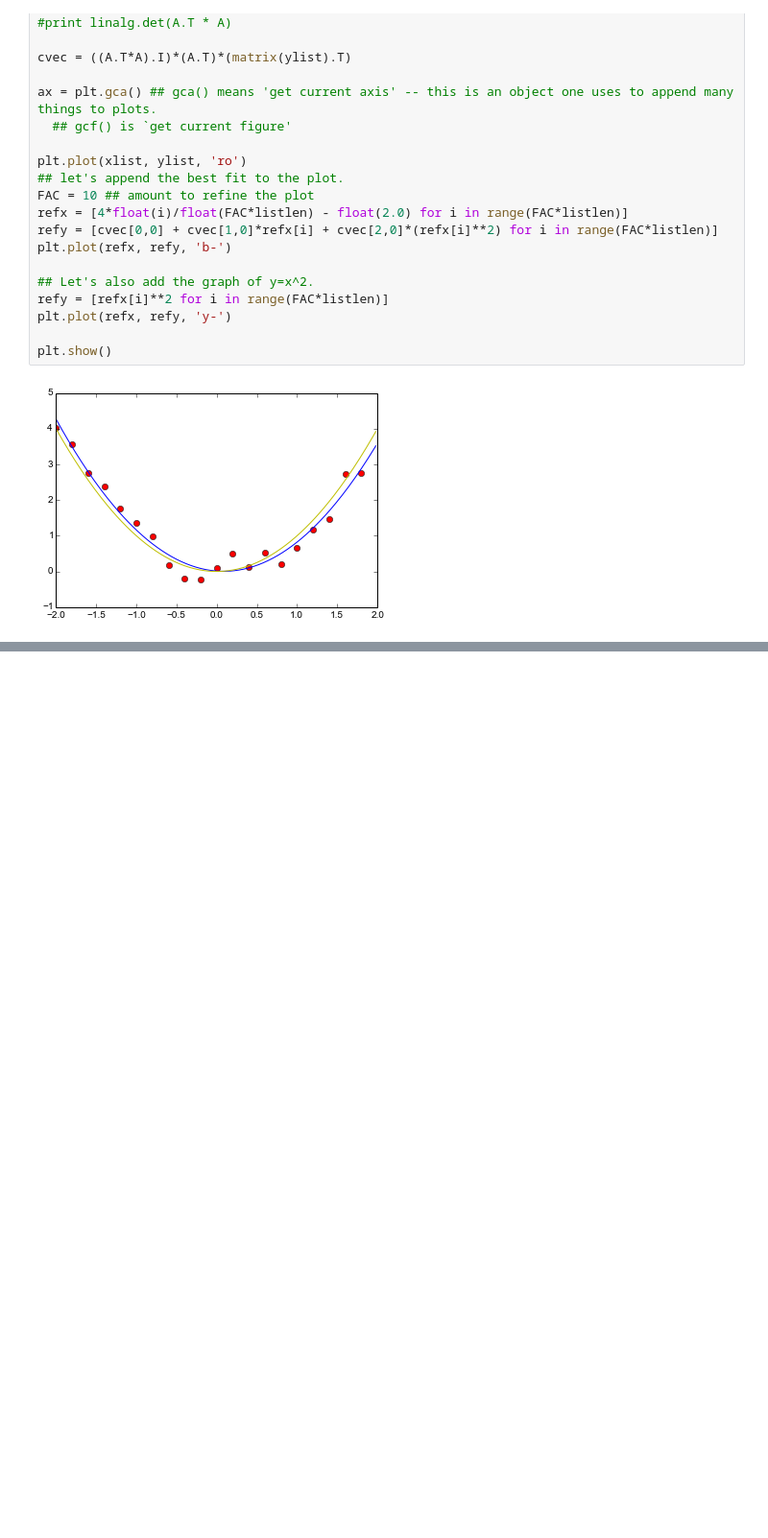
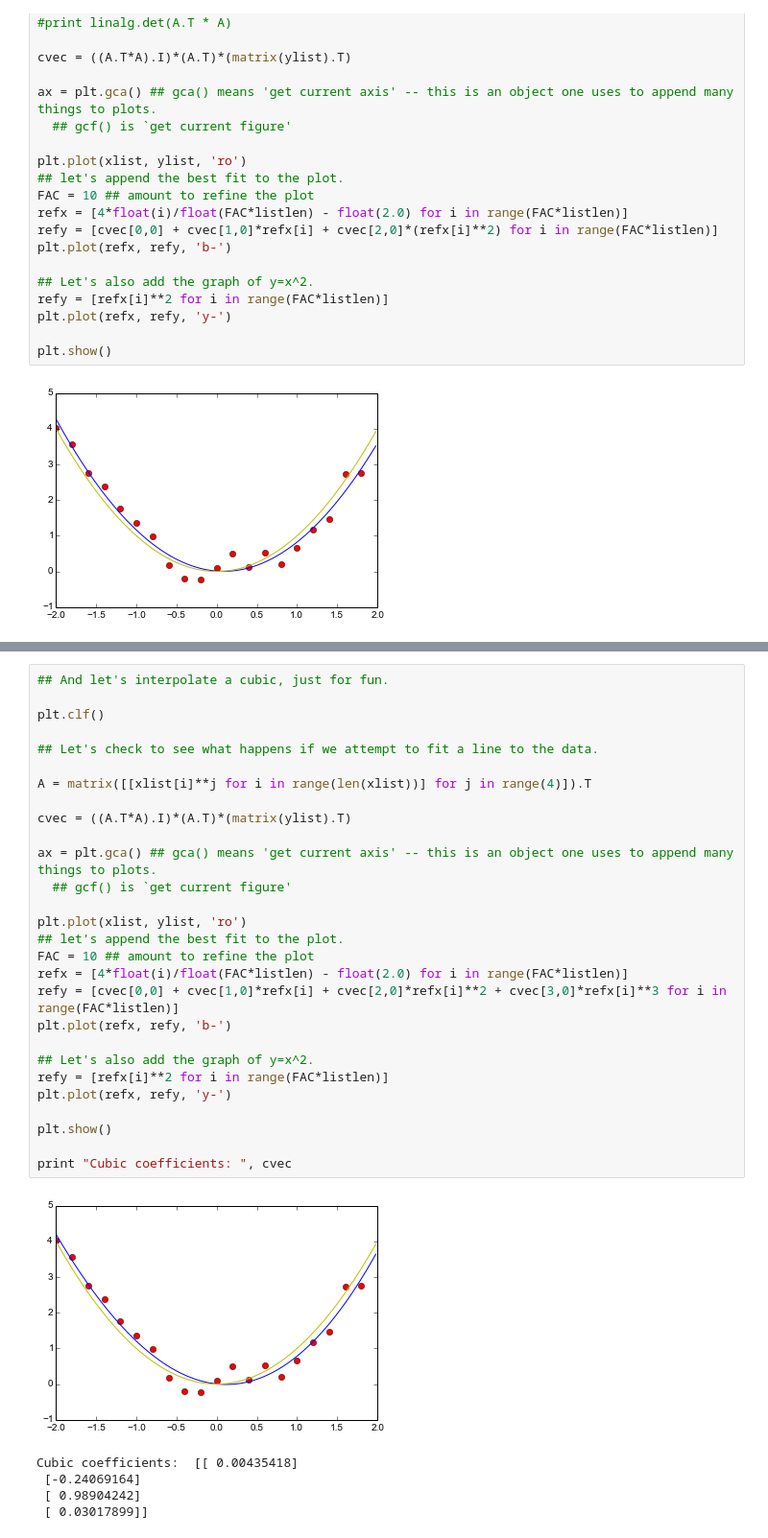
Before and after one commit to emkiley/physmath248_pilot, a Jupyter notebook: stats/least-squares.sketch.ipynb, the cells around one changed output, grey strips where cells are left out. Shown: that part at 96% size. Drawn from its saved outputs; the diff is of its cells as text; blank space fills up the shorter version.

```diff
--- a/stats/least-squares.sketch.ipynb
+++ b/stats/least-squares.sketch.ipynb
@@ -116,0 +144,34 @@ plt.show()
+# %%
+## And let's interpolate a cubic, just for fun.
+
+plt.clf()
+
+## Let's check to see what happens if we attempt to fit a line to the data.
+
+A = matrix([[xlist[i]**j for i in range(len(xlist))] for j in range(4)]).T
+
+cvec = ((A.T*A).I)*(A.T)*(matrix(ylist).T)
+
+ax = plt.gca() ## gca() means 'get current axis' -- this is an object one uses to append many things to plots.
+  ## gcf() is `get current figure'
+
+plt.plot(xlist, ylist, 'ro')
+## let's append the best fit to the plot.
+FAC = 10 ## amount to refine the plot
+refx = [4*float(i)/float(FAC*listlen) - float(2.0) for i in range(FAC*listlen)]
+refy = [cvec[0,0] + cvec[1,0]*refx[i] + cvec[2,0]*refx[i]**2 + cvec[3,0]*refx[i]**3 for i in range(FAC*listlen)]
+plt.plot(refx, refy, 'b-')
+
+## Let's also add the graph of y=x^2.
+refy = [refx[i]**2 for i in range(FAC*listlen)]
+plt.plot(refx, refy, 'y-')
+
+plt.show()
+
+print "Cubic coefficients: ", cvec
+# %% [output]
+[figure, added]
+Cubic coefficients:  [[ 0.00435418]
+ [-0.24069164]
+ [ 0.98904242]
+ [ 0.03017899]]
```
Also changed, not shown: parts of 3 cells of this notebook.
